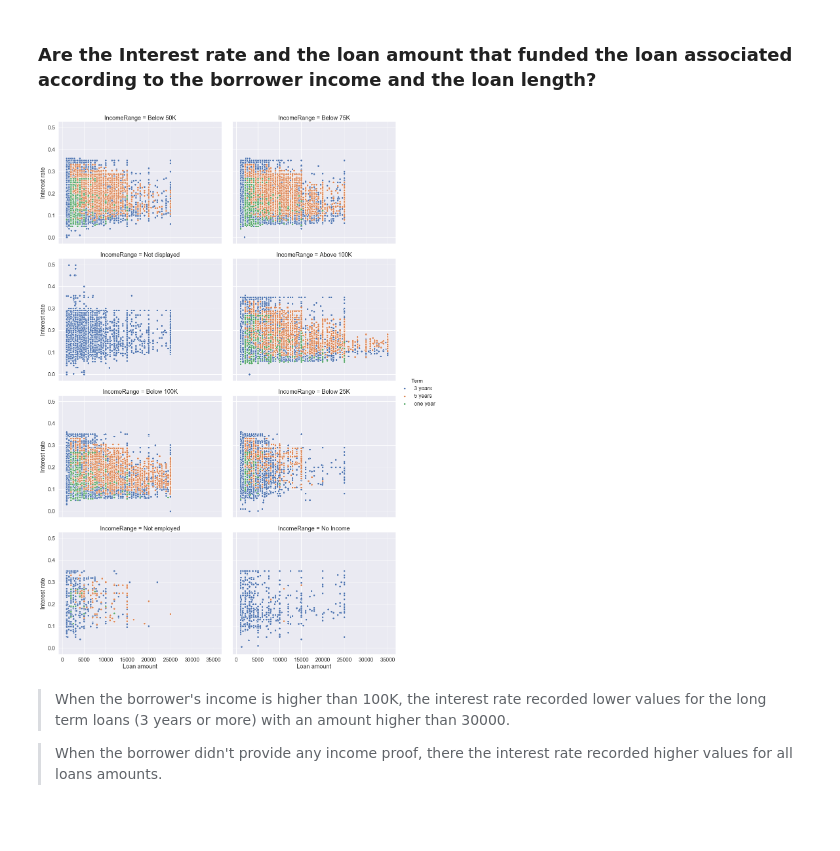
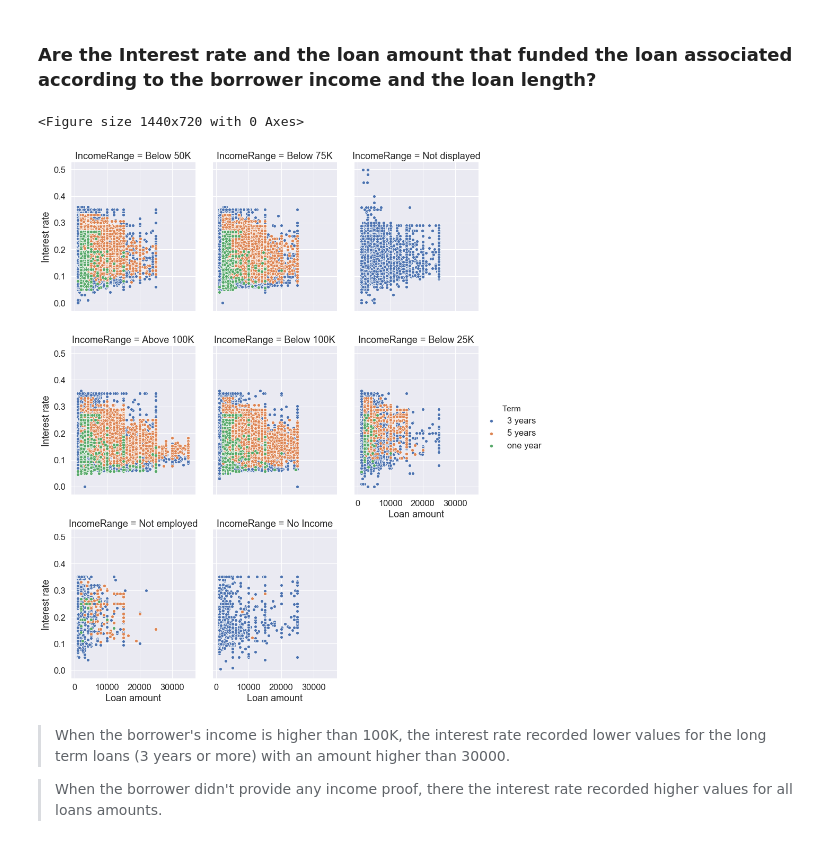
Before and after one commit to AmiraSwedan/Nanodegree-Project3-Communicate-Data-Findings, a Jupyter notebook: Communicate_Data_Findings_Prosper_Loans_slides.ipynb, the cells around one changed output. Drawn from its saved outputs; the diff is of its cells as text; code cells hidden in the pictures.

```diff
--- a/Communicate_Data_Findings_Prosper_Loans_slides.ipynb
+++ b/Communicate_Data_Findings_Prosper_Loans_slides.ipynb
@@ -278,12 +278,14 @@ g.set_axis_labels("Loan amount", "Interest rate")
 # %% [markdown]
 ### Are the Interest rate and the loan amount that funded the loan associated according to the borrower income and the loan length?
 # %%
-g = sns.FacetGrid(df, col="IncomeRange" , col_wrap= 2 ,hue = 'Term' ,height=6, aspect=1.3 )
+plt.figure(figsize=[20, 10])
+g = sns.FacetGrid(df, col="IncomeRange" , col_wrap= 3 ,hue = 'Term' ,height=5, aspect=0.8 )
 g.map(sns.scatterplot, "LoanOriginalAmount", "BorrowerRate");
 g.set_axis_labels("Loan amount", "Interest rate");
 g.add_legend();
 # %% [output]
+<Figure size 1440x720 with 0 Axes>
-[figure, old version]
+[figure, new version]
 # %% [markdown]
 > When the borrower's income is higher than 100K, the interest rate recorded  lower values for the long term loans (3 years or more) with an amount higher than 30000.
 
```
Also changed, not shown: 1 other file.
